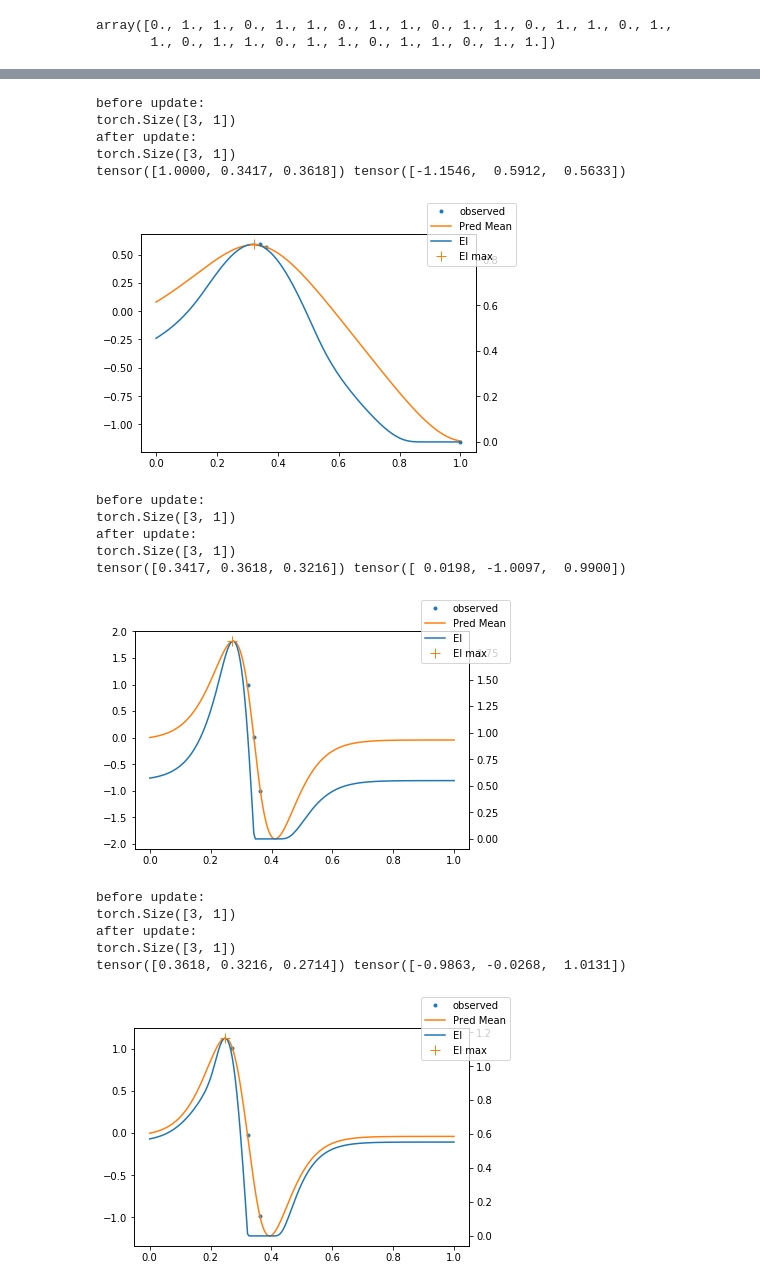
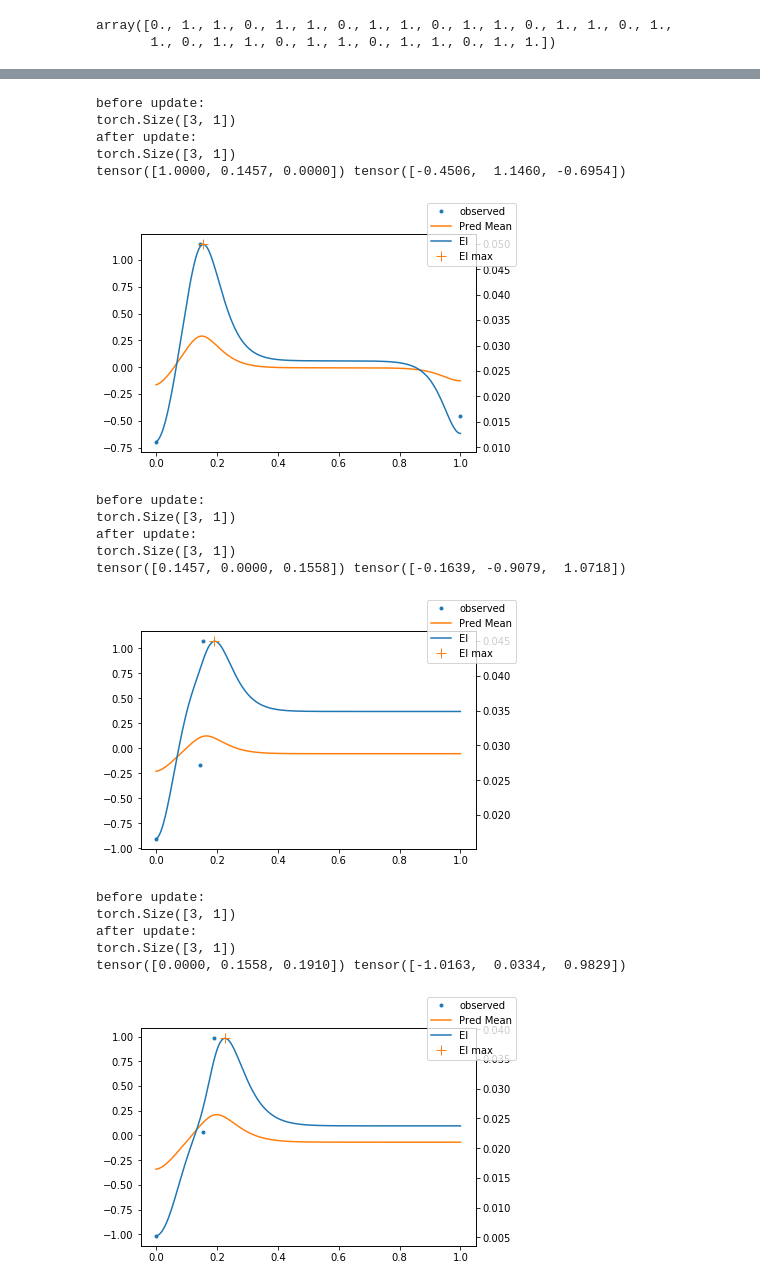
Before and after one commit to g-benton/PCC-RL, a Jupyter notebook: Notebooks/acqusition_fixer.ipynb, the cells around one changed output, grey strips where cells are left out. Drawn from its saved outputs; the diff is of its cells as text; code cells hidden in the pictures.

```diff
--- a/Notebooks/acqusition_fixer.ipynb
+++ b/Notebooks/acqusition_fixer.ipynb
@@ -162,9 +162,9 @@ test_dist = bo.surrogate_lh(bo.surrogate(test_points))
 rnds = 20
 max_obs = 3
 for i in range(rnds):
-    bo.train_surrogate(iters=200, overwrite=False)
+    bo.train_surrogate(iters=200, overwrite=True)
 
-    EI = expected_improvement(bo, test_points.div(max_x), explore=0.)
+    EI = expected_improvement(bo, test_points.div(max_x), explore=1.)
     pred_mean = bo.surrogate_lh(bo.surrogate(test_points.div(max_x))).mean
 
     best_ac, ac_ind = EI.max(0)
@@ -183,7 +183,7 @@ for i in range(rnds):
     fig.legend()
     plt.show()
 
-    rwrd = true_func(next_test)
+    rwrd = torch.tensor(env.step(next_test.unsqueeze(0))[1])
     bo.update_obs(next_test.unsqueeze(-1), rwrd.unsqueeze(-1), max_obs=max_obs)
 
 #     if bo.train_x.numel() > max_obs:
@@ -210,21 +210,21 @@ tensor([0.3511, 1.0000, 0.3417]) tensor([ 0.6803, -1.1482,  0.4679])
 before update:
 torch.Size([3, 1])
 after update:
 torch.Size([3, 1])
-tensor([1.0000, 0.3417, 0.3618]) tensor([-1.1546,  0.5912,  0.5633])
+tensor([1.0000, 0.1457, 0.0000]) tensor([-0.4506,  1.1460, -0.6954])
-[figure, old version]
+[figure, new version]
 before update:
 torch.Size([3, 1])
 after update:
 torch.Size([3, 1])
-tensor([0.3417, 0.3618, 0.3216]) tensor([ 0.0198, -1.0097,  0.9900])
+tensor([0.1457, 0.0000, 0.1558]) tensor([-0.1639, -0.9079,  1.0718])
-[figure, old version]
+[figure, new version]
 before update:
 torch.Size([3, 1])
 after update:
 torch.Size([3, 1])
-tensor([0.3618, 0.3216, 0.2714]) tensor([-0.9863, -0.0268,  1.0131])
+tensor([0.0000, 0.1558, 0.1910]) tensor([-1.0163,  0.0334,  0.9829])
-[figure, old version]
+[figure, new version]
 before update:
 torch.Size([3, 1])
 after update:
```
Also changed, not shown: parts of 8 cells of this notebook, 2 other files.
